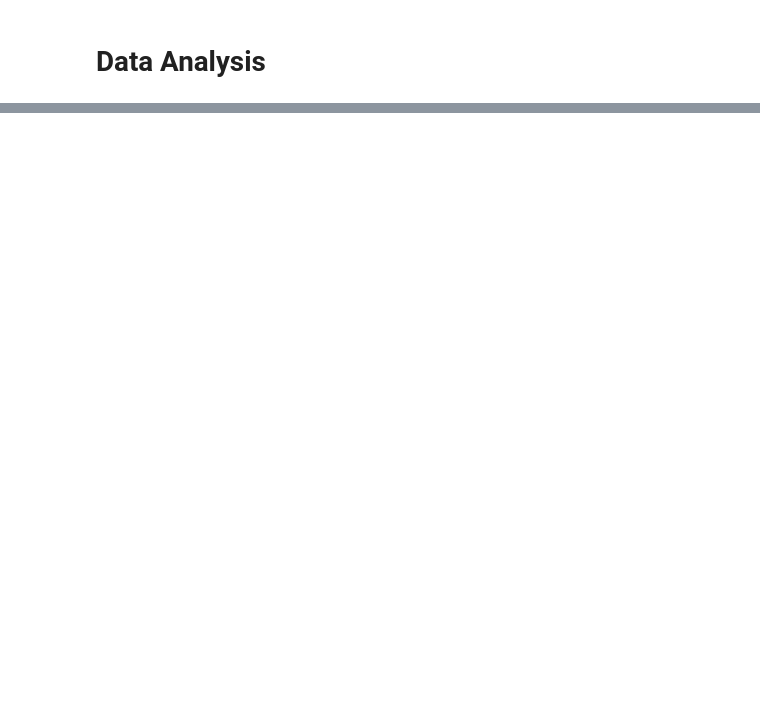
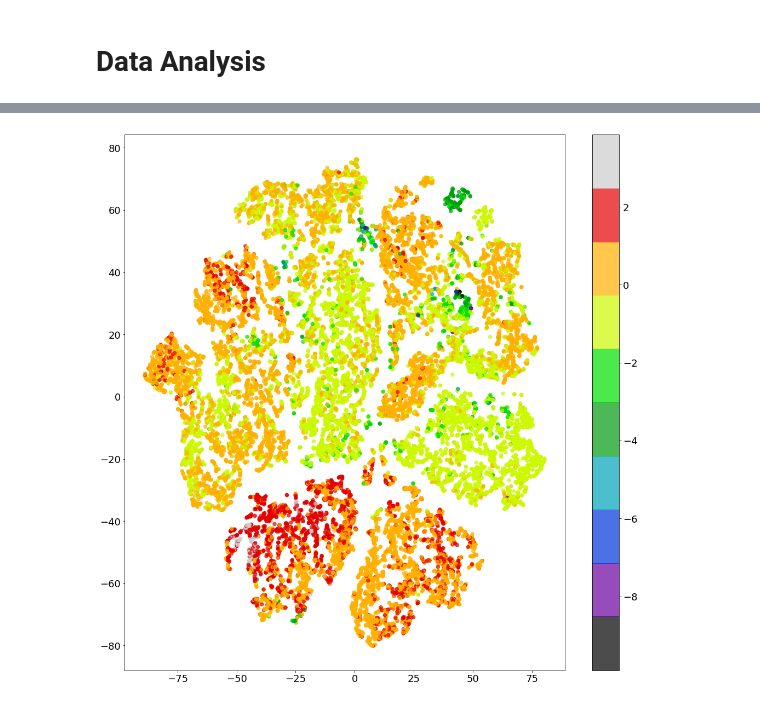
Before and after one commit to STASYA00/DS-DS, a Jupyter notebook: Notebooks/Traffic-TRAFFIC.ipynb, the cells around one changed output, grey strips where cells are left out. Saved outputs shown, nothing was run; the diff lists cells and outputs as text; code cells hidden in the pictures; blank space fills up the shorter version.

```diff
--- a/Notebooks/Traffic-TRAFFIC.ipynb
+++ b/Notebooks/Traffic-TRAFFIC.ipynb
@@ -120,0 +165,10 @@ rows=
+# %%
+tsne = TSNE()
+rows_tsne = tsne.fit_transform(x_norm)
+# %%
+plt.figure(figsize=(2^16, 2^16))
+plt.scatter(rows_tsne[:,0], rows_tsne[:,1], alpha=0.7, cmap=plt.cm.get_cmap('nipy_spectral', 10), s=40, c=y)
+plt.colorbar()
+plt.show()
+# %% [output]
+[figure, added]
```
Also changed, not shown: parts of 42 cells of this notebook, 7 other files.
